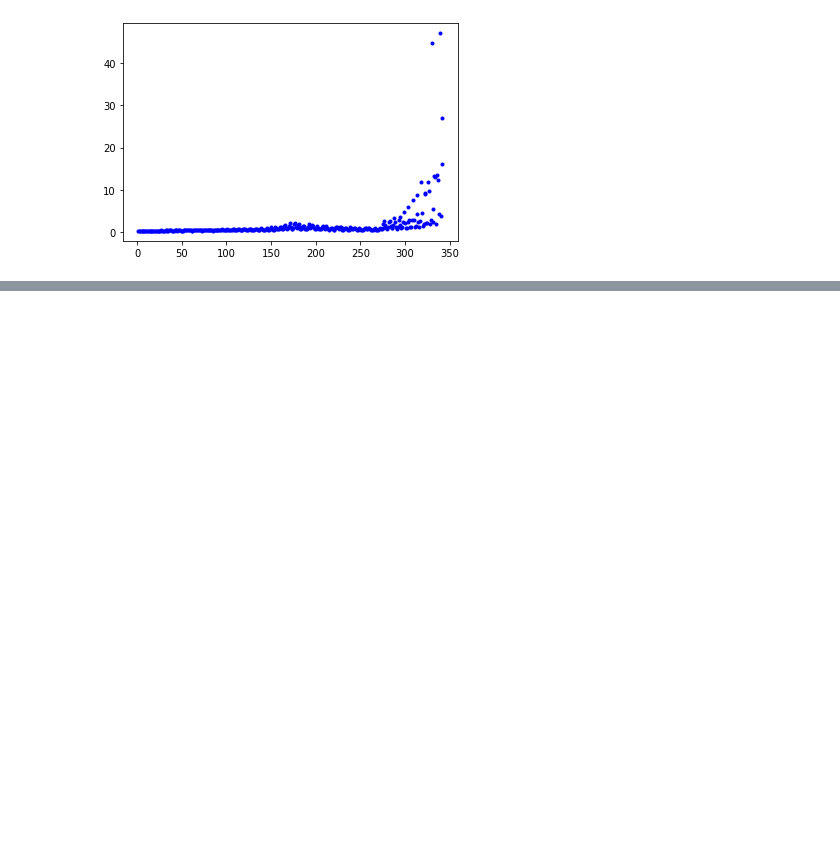
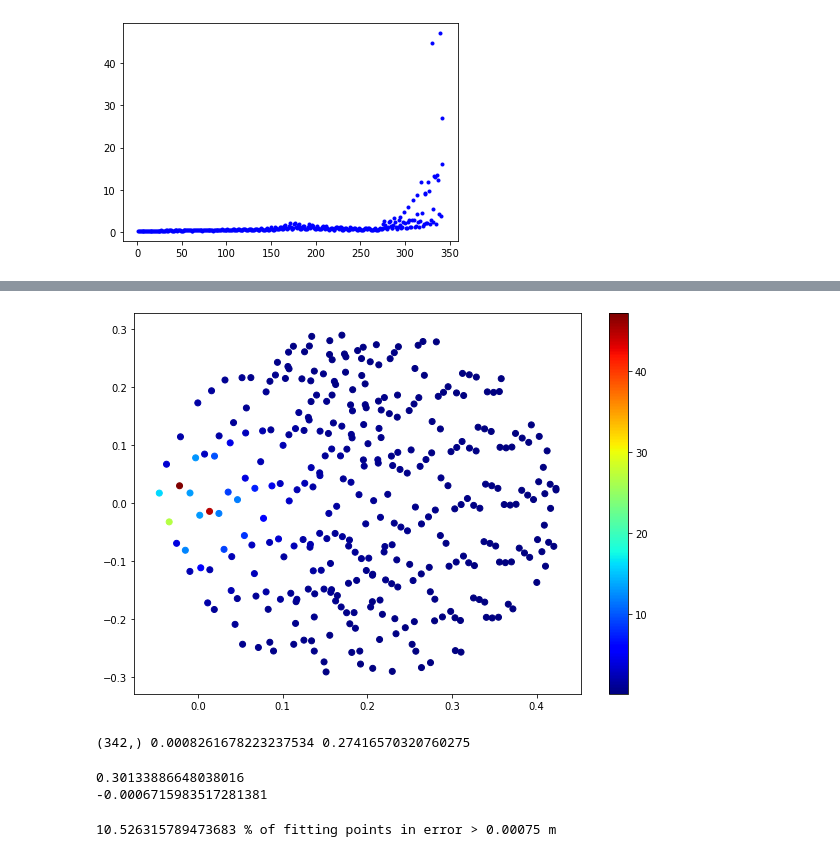
Before and after one commit to seamusomurchu/graspoutputs, a Jupyter notebook: zpointsonxysurfv2.ipynb, the cells around one changed output, grey strips where cells are left out. Saved outputs shown, nothing was run; the diff lists cells and outputs as text; code cells hidden in the pictures; blank space fills up the shorter version.

```diff
--- a/zpointsonxysurfv2.ipynb
+++ b/zpointsonxysurfv2.ipynb
@@ -271 +271,43 @@ max % difference between models 47.10108326490876
 [figure]
+# %%
+#plot error as z value for a xy plot
+%matplotlib inline
+pdiff = zre2-zre2mod
+#pdiff = (abs(pdiff) / abs(zre2)) * 100.0
+pdiff = (pdiff / zre2) * 100.0
+
+plt.figure(figsize=(10,7))
+plt.scatter(xret, yret, c=pdiff, cmap='jet')
+plt.colorbar()
+plt.show()
+#must test more xy points near 0,0
+# %% [output]
+[figure, added]
+# %%
+pdiff = zre2-zre2mod
+print(pdiff.shape, max(abs(pdiff)), max(abs(zre2)))
+# %% [output]
+(342,) 0.0008261678223237534 0.27416570320760275
+# %%
+print(max(abs(pdiff)) / max(abs(zre2))*100.0)
+print(np.mean(pdiff))
+# %% [output]
+0.30133886648038016
+-0.0006715983517281381
+# %%
+pdiff = zre2-zre2mod
+#pdiff = (abs(pdiff) / abs(zre2)) * 100.0
+#pdiff = (pdiff / zre2) * 100.0
+
+accuracy = 6e-4 #meters... 0.5 mm = 0.5e-3 m
+accuracy = 0.75e-3 # 0.75e-6 mm
+
+errar = np.array([])
+for i in pdiff:
+
+    if abs(i) > accuracy:
+        errar = np.append(errar, i)
+
+print(len(errar)/len(zre2) * 100, "% of fitting points in error > {} m".format(accuracy))
+# %% [output]
+10.526315789473683 % of fitting points in error > 0.00075 m
```
Also changed, not shown: parts of 5 cells of this notebook, 1 other file.
